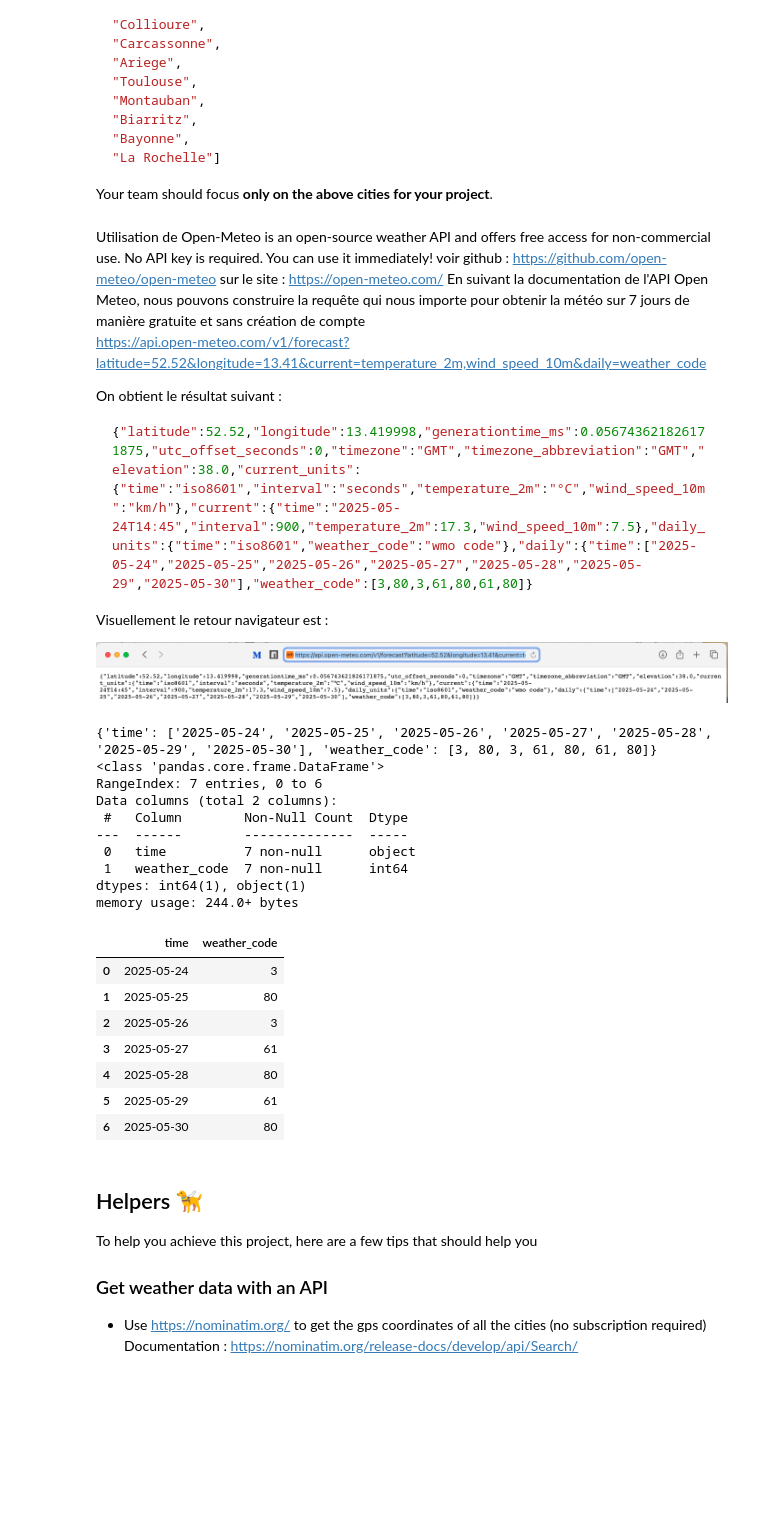
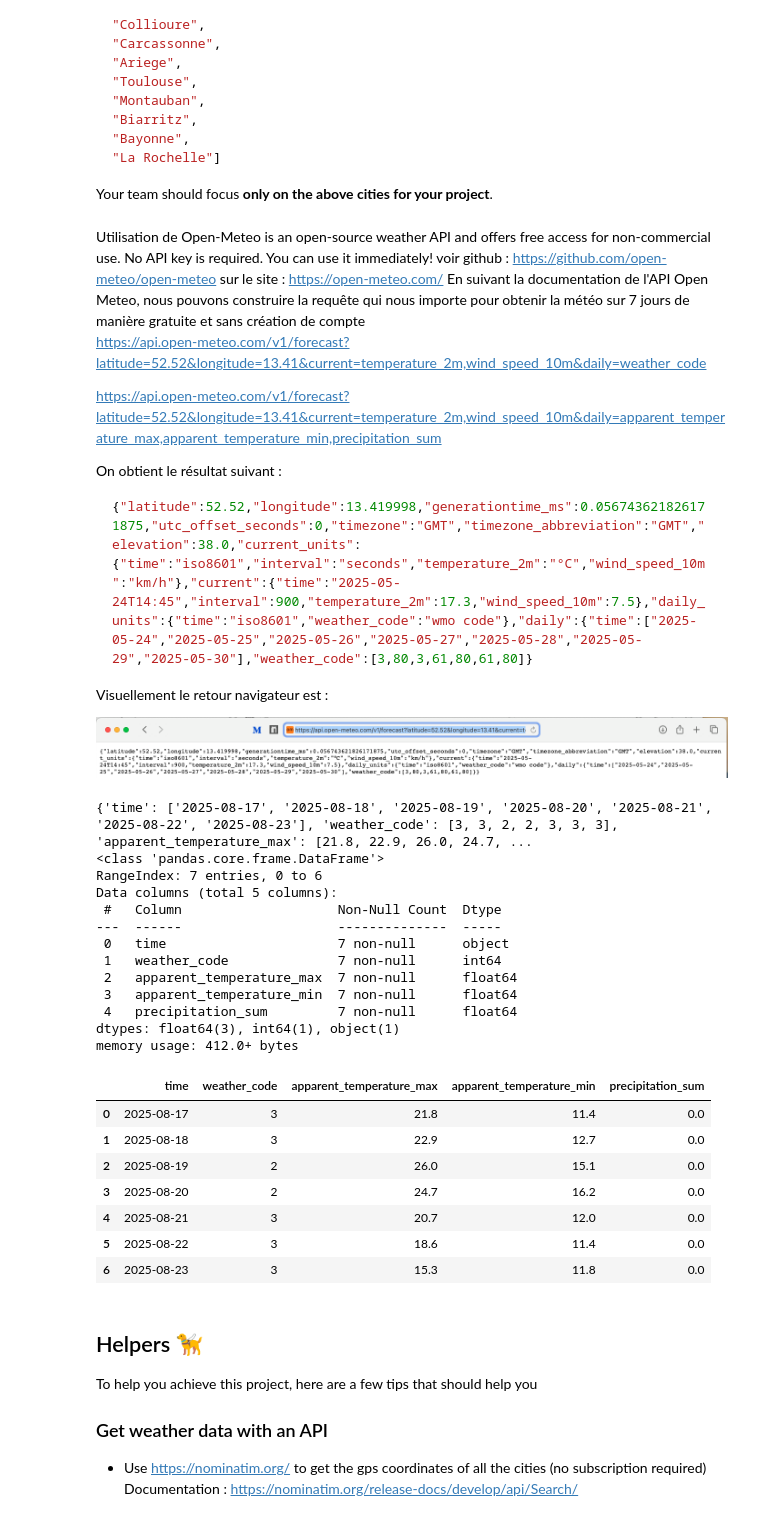
Before and after one commit to pradelf/kayak, a Jupyter notebook: 01_Plan_your_trip_with_Kayak.ipynb, the cells around one changed output. Cells and saved outputs as stored; diff of their text form; code cells hidden in the pictures; blank space fills up the shorter version.

````diff
--- a/01_Plan_your_trip_with_Kayak.ipynb
+++ b/01_Plan_your_trip_with_Kayak.ipynb
@@ -129,6 +129,8 @@ voir github : https://github.com/open-meteo/open-meteo
 sur le site : https://open-meteo.com/
 En suivant la documentation de l'API Open Meteo, nous pouvons construire la requête qui nous importe pour obtenir la météo sur 7 jours de manière gratuite et sans création de compte
 https://api.open-meteo.com/v1/forecast?latitude=52.52&longitude=13.41&current=temperature_2m,wind_speed_10m&daily=weather_code
+
+https://api.open-meteo.com/v1/forecast?latitude=52.52&longitude=13.41&current=temperature_2m,wind_speed_10m&daily=apparent_temperature_max,apparent_temperature_min,precipitation_sum
 
 On obtient le résultat suivant :
 ```json
@@ -140,48 +204,47 @@ Visuellement le retour navigateur est :
 # %%
-import pandas as pd
-
-import requests
-
 # Setup the Open-Meteo API client with cache and retry on error
 # cache_session = requests_cache.CachedSession('.cache', expire_after = 3600)
 # retry_session = retry(cache_session, retries = 5, backoff_factor = 0.2)
 # openmeteo = openmeteo_requests.Client(session = retry_session)
 
 # Make sure all required weather variables are listed here
 # The order of variables in hourly or daily is important to assign them correctly below
 url_meteo = "https://api.open-meteo.com/v1/forecast"
 params_meteo  = {
 	"latitude": 52.52,
 	"longitude": 13.41,
-	"daily": "weather_code",
+	"daily": "weather_code,apparent_temperature_max,apparent_temperature_min,precipitation_sum",
 	"current": "weather_code",
 	"timezone": "Europe/Berlin"
 }
 response=requests.get(url_meteo, params=params_meteo)
 print(response.json()['daily'])
 
 df_meteo=pd.DataFrame(response.json()['daily'])
 df_meteo.info()
 df_meteo
 # %% [output]
-{'time': ['2025-05-24', '2025-05-25', '2025-05-26', '2025-05-27', '2025-05-28', '2025-05-29', '2025-05-30'], 'weather_code': [3, 80, 3, 61, 80, 61, 80]}
+{'time': ['2025-08-17', '2025-08-18', '2025-08-19', '2025-08-20', '2025-08-21', '2025-08-22', '2025-08-23'], 'weather_code': [3, 3, 2, 2, 3, 3, 3], 'apparent_temperature_max': [21.8, 22.9, 26.0, 24.7, ...
 <class 'pandas.core.frame.DataFrame'>
 RangeIndex: 7 entries, 0 to 6
-Data columns (total 2 columns):
- #   Column        Non-Null Count  Dtype
----  ------        --------------  -----
- 0   time          7 non-null      object
- 1   weather_code  7 non-null      int64
-dtypes: int64(1), object(1)
-memory usage: 244.0+ bytes
+Data columns (total 5 columns):
+ #   Column                    Non-Null Count  Dtype
+---  ------                    --------------  -----
+ 0   time                      7 non-null      object
+ 1   weather_code              7 non-null      int64
+ 2   apparent_temperature_max  7 non-null      float64
+ 3   apparent_temperature_min  7 non-null      float64
+ 4   precipitation_sum         7 non-null      float64
+dtypes: float64(3), int64(1), object(1)
+memory usage: 412.0+ bytes
-|  | time | weather_code |
-| 0 | 2025-05-24 | 3 |
-| 1 | 2025-05-25 | 80 |
-| 2 | 2025-05-26 | 3 |
-| 3 | 2025-05-27 | 61 |
-| 4 | 2025-05-28 | 80 |
-| 5 | 2025-05-29 | 61 |
-| 6 | 2025-05-30 | 80 |
+|  | time | weather_code | apparent_temperature_max | apparent_temperature_min | precipitation_sum |
+| 0 | 2025-08-17 | 3 | 21.8 | 11.4 | 0.0 |
+| 1 | 2025-08-18 | 3 | 22.9 | 12.7 | 0.0 |
+| 2 | 2025-08-19 | 2 | 26.0 | 15.1 | 0.0 |
+| 3 | 2025-08-20 | 2 | 24.7 | 16.2 | 0.0 |
+| 4 | 2025-08-21 | 3 | 20.7 | 12.0 | 0.0 |
+| 5 | 2025-08-22 | 3 | 18.6 | 11.4 | 0.0 |
+| 6 | 2025-08-23 | 3 | 15.3 | 11.8 | 0.0 |
 # %% [markdown]
 ## Helpers 🦮
 
````
Also changed, not shown: parts of 15 cells of this notebook, 7 other files.
